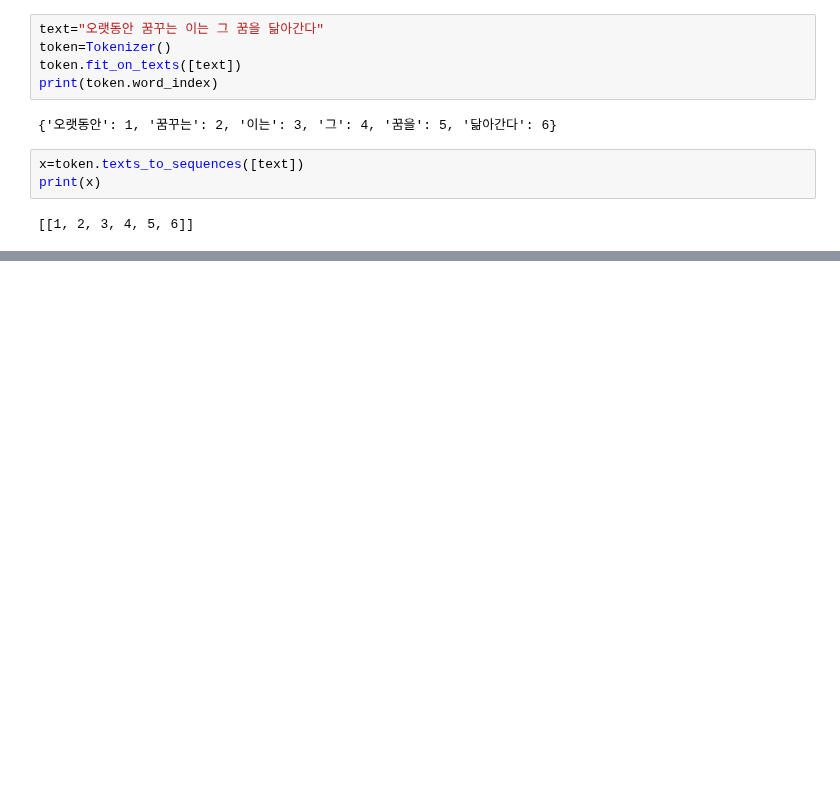
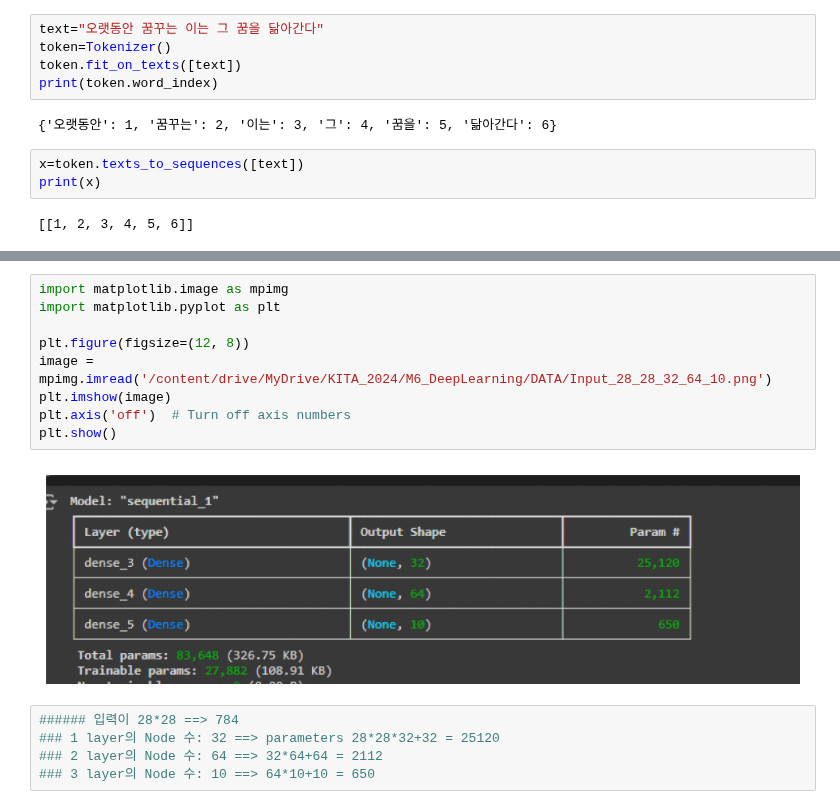
Before and after one commit to H-wooks/KITA_2024, a Jupyter notebook: M6_DeepLearning/03_M6_NLP_기초.ipynb, the cells around one changed output, grey strips where cells are left out. Cells and saved outputs as stored; diff of their text form; blank space fills up the shorter version.

```diff
--- a/M6_DeepLearning/03_M6_NLP_기초.ipynb
+++ b/M6_DeepLearning/03_M6_NLP_기초.ipynb
@@ -214,0 +701,16 @@ print(x)
+# %%
+import matplotlib.image as mpimg
+import matplotlib.pyplot as plt
+
+plt.figure(figsize=(12, 8))
+image = mpimg.imread('/content/drive/MyDrive/KITA_2024/M6_DeepLearning/DATA/Input_28_28_32_64_10.png')
+plt.imshow(image)
+plt.axis('off')  # Turn off axis numbers
+plt.show()
+# %% [output]
+[figure, added]
+# %%
+###### 입력이 28*28 ==> 784
+### 1 layer의 Node 수: 32 ==> parameters 28*28*32+32 = 25120
+### 2 layer의 Node 수: 64 ==> 32*64+64 = 2112
+### 3 layer의 Node 수: 10 ==> 64*10+10 = 650
```
Also changed, not shown: parts of 33 cells of this notebook, 1 other file.
